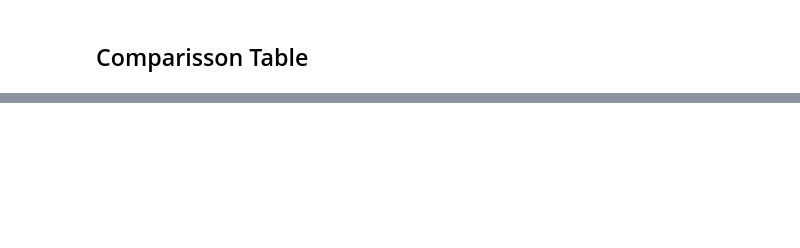
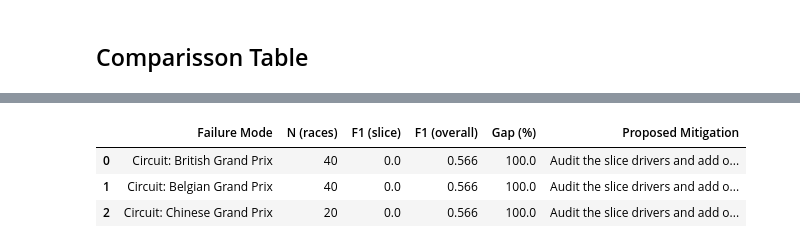
Before and after one commit to Gottch7897/iit414w-lab01-TheUltrakills, a Jupyter notebook: labs/lab3/lab3_model_comparison.ipynb, the cells around one changed output, grey strips where cells are left out. Drawn from its saved outputs; the diff is of its cells as text; code cells hidden in the pictures; blank space fills up the shorter version.

```diff
--- a/labs/lab3/lab3_model_comparison.ipynb
+++ b/labs/lab3/lab3_model_comparison.ipynb
@@ -201,0 +461,87 @@ print("Dataset shape:", df.shape)
+# %%
+def slice_metrics(df, slice_col, y_true_col="y_true", y_pred_col="y_pred_xgb"):
+    """Compute F1, precision, recall, and sample count per slice."""
+    rows = []
+    for name, group in df.groupby(slice_col, dropna=False):
+        if len(group) < 2:
+            continue
+        if len(group) < 5:
+            warnings.warn(f"⚠ Slice '{name}' has only {len(group)} samples — metric may be unreliable")
+        rows.append({
+            "Slice": f"{slice_col} = {name}",
+            "N": len(group),
+            "F1": f1_score(group[y_true_col], group[y_pred_col], zero_division=0),
+            "Precision": precision_score(group[y_true_col], group[y_pred_col], zero_division=0),
+            "Recall": recall_score(group[y_true_col], group[y_pred_col], zero_division=0),
+        })
+    return pd.DataFrame(rows)
+
+
+def mitigation_for_slice(slice_name):
+    """Suggest domain-informed mitigations for a failing slice."""
+    text = slice_name.lower()
+    if "street" in text or "circuit_type" in text:
+        return "Add circuit-geometry features such as track length, corner count, and average wall proximity."
+    if "wet" in text or "true" in text:
+        return "Flag wet-race predictions as low-confidence and require strategist review before pit-stop use."
+    if "new" in text:
+        return "Use a novelty flag and back-test against similar circuit layouts before deployment."
+    if "post-2022" in text or "regulation" in text:
+        return "Compare all-history vs post-2022 retraining and document the sample-size trade-off."
+    return "Audit the slice drivers and add one domain feature that directly represents this context."
+
+
+def make_failure_mode_table(results_df, y_pred_col, overall_f1, model_name, slice_col_list=None):
+    """
+    Generate failure-mode table for a specific model.
+
+    Args:
+        results_df: DataFrame with y_true and model predictions
+        y_pred_col: Column name for model predictions (e.g., 'y_pred_lr', 'y_pred_rf', 'y_pred_xgb')
+        overall_f1: Overall F1 score for the model on full test set
+        model_name: Display name for the model (e.g., 'Logistic Regression')
+        slice_col_list: List of columns to slice on. Defaults to ["Circuit", "CircuitNovelty", "TeamName"]
+
+    Returns:
+        DataFrame with failure modes, sample counts, slice/overall F1, gap %, and mitigations
+    """
+    if slice_col_list is None:
+        slice_col_list = ["Circuit", "CircuitNovelty", "TeamName"]
+
+    slice_tables = [
+        slice_metrics(results_df, col, y_pred_col=y_pred_col)
+        for col in slice_col_list
+    ]
+    slice_rows = pd.concat(slice_tables, ignore_index=True).sort_values("F1", ascending=True).reset_index(drop=True)
+
+    worst_three = slice_rows.sort_values("F1", ascending=True).head(3).copy()
+    failure_mode_table = pd.DataFrame({
+        "Model": model_name,
+        "Failure Mode": worst_three["Slice"].str.replace(" = ", ": ", regex=False),
+        "N (races)": worst_three["N"].astype(int),
+        "F1 (slice)": worst_three["F1"],
+        "F1 (overall)": overall_f1,
+        "Gap (%)": ((overall_f1 - worst_three["F1"]) / max(overall_f1, 1e-9) * 100).clip(lower=0),
+        "Proposed Mitigation": [mitigation_for_slice(s) for s in worst_three["Slice"]],
+    })
+
+    return failure_mode_table
+
+
+# Generate failure-mode tables for each model
+print("\n" + "═" * 100)
+print("FAILURE-MODE ANALYSIS: 3 Models")
+print("═" * 100 + "\n")
+
+fm_lr = make_failure_mode_table(results_df, "y_pred_lr", overall_f1_lr, "Logistic Regression")
+print(f"▼ {fm_lr['Model'].iloc[0]}")
+display(fm_lr[["Failure Mode", "N (races)", "F1 (slice)", "F1 (overall)", "Gap (%)", "Proposed Mitigation"]].round({"F1 (slice)": 3, "F1 (overall)": 3, "Gap (%)": 1}))
+
+fm_rf = make_failure_mode_table(results_df, "y_pred_rf", overall_f1_rf, "Random Forest")
+print(f"\n▼ {fm_rf['Model'].iloc[0]}")
+display(fm_rf[["Failure Mode", "N (races)", "F1 (slice)", "F1 (overall)", "Gap (%)", "Proposed Mitigation"]].round({"F1 (slice)": 3, "F1 (overall)": 3, "Gap (%)": 1}))
+
+fm_xgb = make_failure_mode_table(results_df, "y_pred_xgb", overall_f1, "XGBoost")
+print(f"\n▼ {fm_xgb['Model'].iloc[0]}")
+display(fm_xgb[["Failure Mode", "N (races)", "F1 (slice)", "F1 (overall)", "Gap (%)", "Proposed Mitigation"]].round({"F1 (slice)": 3, "F1 (overall)": 3, "Gap (%)": 1}))
+# %% [output]
@@ -201,0 +553,4 @@ print("Dataset shape:", df.shape)
+|  | Failure Mode | N (races) | F1 (slice) | F1 (overall) | Gap (%) | Proposed Mitigation |
+| 0 | Circuit: British Grand Prix | 40 | 0.0 | 0.566 | 100.0 | Audit the slice drivers and add o... |
+| 1 | Circuit: Belgian Grand Prix | 40 | 0.0 | 0.566 | 100.0 | Audit the slice drivers and add o... |
+| 2 | Circuit: Chinese Grand Prix | 20 | 0.0 | 0.566 | 100.0 | Audit the slice drivers and add o... |
```
Also changed, not shown: parts of 23 cells of this notebook, 3 other files.
